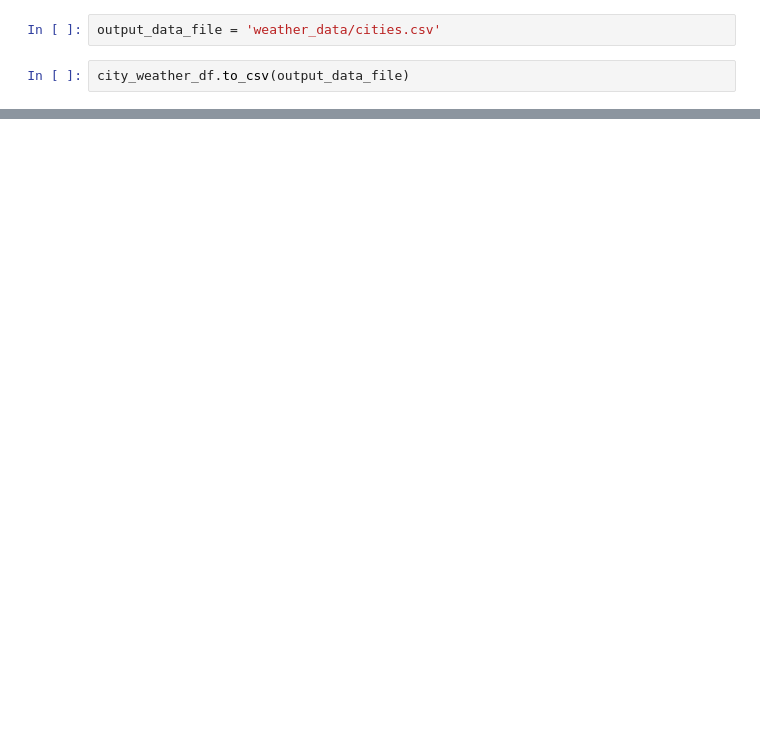
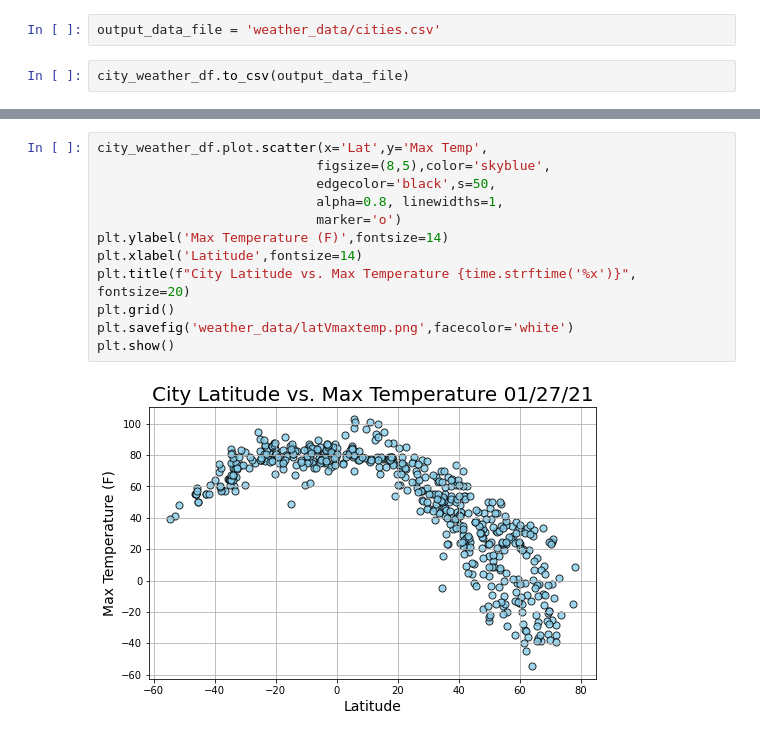
Before and after one commit to bradydwilton/World_Weather_Analysis, a Jupyter notebook: WeatherPy.ipynb, the cells around one changed output, grey strips where cells are left out. Saved outputs shown, nothing was run; the diff lists cells and outputs as text; blank space fills up the shorter version.

```diff
--- a/WeatherPy.ipynb
+++ b/WeatherPy.ipynb
@@ -182,0 +181,14 @@ city_weather_df.to_csv(output_data_file)
+# %%
+city_weather_df.plot.scatter(x='Lat',y='Max Temp',
+                            figsize=(8,5),color='skyblue',
+                            edgecolor='black',s=50,
+                            alpha=0.8, linewidths=1,
+                            marker='o')
+plt.ylabel('Max Temperature (F)',fontsize=14)
+plt.xlabel('Latitude',fontsize=14)
+plt.title(f"City Latitude vs. Max Temperature {time.strftime('%x')}", fontsize=20)
+plt.grid()
+plt.savefig('weather_data/latVmaxtemp.png',facecolor='white')
+plt.show()
+# %% [output]
+[figure, added]
```
Also changed, not shown: parts of 14 cells of this notebook, 5 other files.
